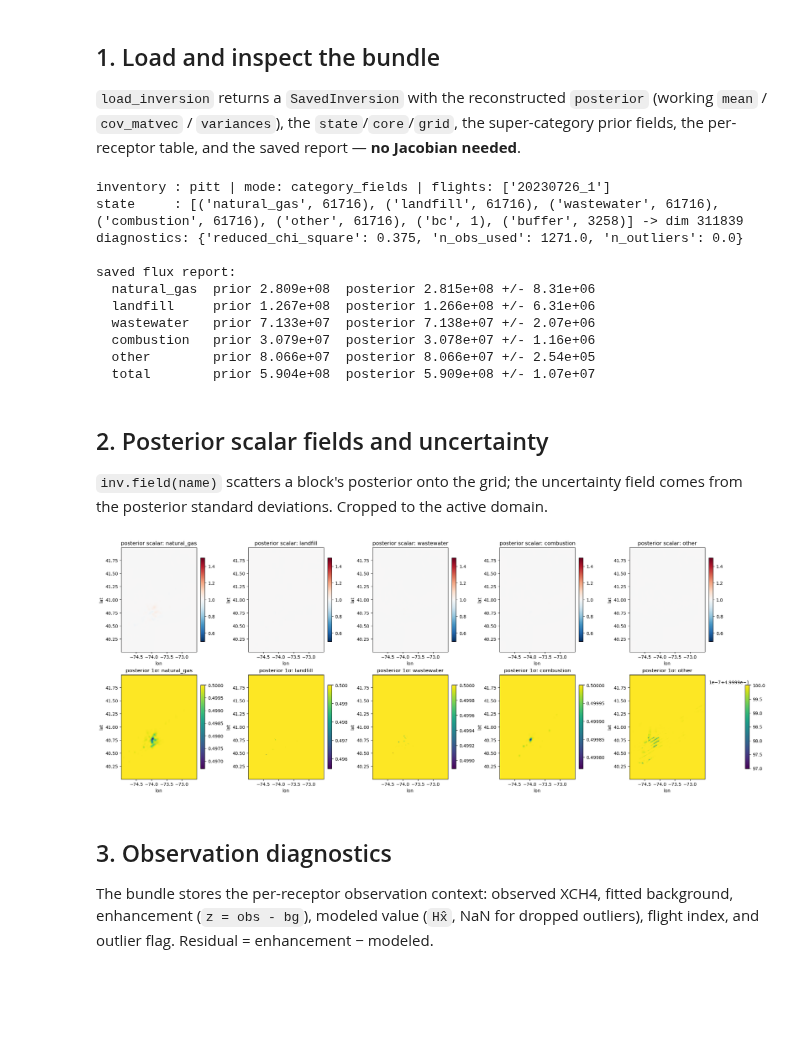
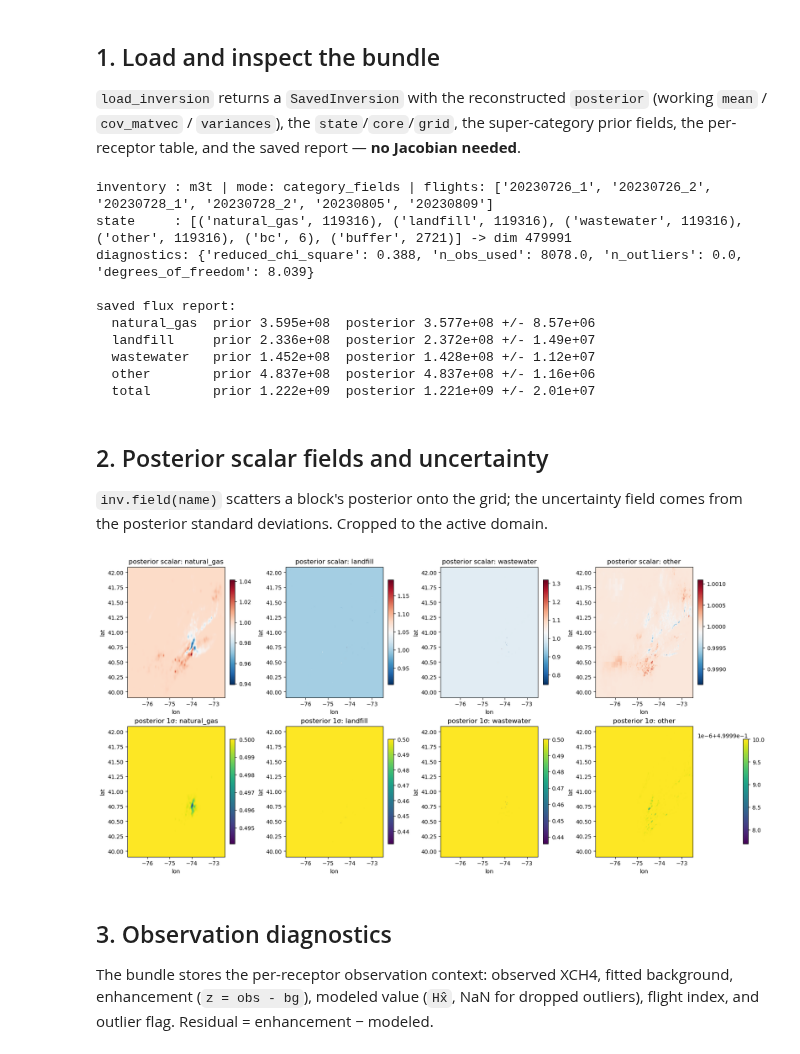
Before and after one commit to erselab/halo-nyc, a Jupyter notebook: bayes_opt/notebooks/saved_bundle_analysis.ipynb, the cells around one changed output. Cells and saved outputs as stored; diff of their text form; code cells hidden in the pictures; blank space fills up the shorter version.

```diff
--- a/bayes_opt/notebooks/saved_bundle_analysis.ipynb
+++ b/bayes_opt/notebooks/saved_bundle_analysis.ipynb
@@ -31,7 +31,7 @@ from halo_oe.flux import cell_areas_m2
 # Set this to a real bundle directory (from `run_halo.py --save`) to analyze real
 # results. Bundles now live under bayes_opt/runs/. If the path does not exist, a
 # small synthetic bundle (with a buffer region) is built below.
-BUNDLE_DIR = os.environ.get('HALO_BUNDLE', os.path.join(BAYES_OPT, 'runs', 'bg_deg2'))
+BUNDLE_DIR = os.environ.get('HALO_BUNDLE', os.path.join(BAYES_OPT, 'runs', 'tune_0.03ppm_5km'))
 # %% [markdown]
 ## Setup: build a small synthetic bundle if none is provided
 
@@ -126,17 +126,16 @@ for nm, pr, po, sd in zip(inv.report['names'], inv.report['prior'],
                           inv.report['posterior'], inv.report['posterior_stddev']):
     print(f'  {nm:<12} prior {pr:.4g}  posterior {po:.4g} +/- {sd:.3g}')
 # %% [output]
-inventory : pitt | mode: category_fields | flights: ['20230726_1']
-state     : [('natural_gas', 61716), ('landfill', 61716), ('wastewater', 61716), ('combustion', 61716), ('other', 61716), ('bc', 1), ('buffer', 3258)] -> dim 311839
-diagnostics: {'reduced_chi_square': 0.375, 'n_obs_used': 1271.0, 'n_outliers': 0.0}
+inventory : m3t | mode: category_fields | flights: ['20230726_1', '20230726_2', '20230728_1', '20230728_2', '20230805', '20230809']
+state     : [('natural_gas', 119316), ('landfill', 119316), ('wastewater', 119316), ('other', 119316), ('bc', 6), ('buffer', 2721)] -> dim 479991
+diagnostics: {'reduced_chi_square': 0.388, 'n_obs_used': 8078.0, 'n_outliers': 0.0, 'degrees_of_freedom': 8.039}
 
 saved flux report:
-  natural_gas  prior 2.809e+08  posterior 2.815e+08 +/- 8.31e+06
-  landfill     prior 1.267e+08  posterior 1.266e+08 +/- 6.31e+06
-  wastewater   prior 7.133e+07  posterior 7.138e+07 +/- 2.07e+06
-  combustion   prior 3.079e+07  posterior 3.078e+07 +/- 1.16e+06
-  other        prior 8.066e+07  posterior 8.066e+07 +/- 2.54e+05
-  total        prior 5.904e+08  posterior 5.909e+08 +/- 1.07e+07
+  natural_gas  prior 3.595e+08  posterior 3.577e+08 +/- 8.57e+06
+  landfill     prior 2.336e+08  posterior 2.372e+08 +/- 1.49e+07
+  wastewater   prior 1.452e+08  posterior 1.428e+08 +/- 1.12e+07
+  other        prior 4.837e+08  posterior 4.837e+08 +/- 1.16e+06
+  total        prior 1.222e+09  posterior 1.221e+09 +/- 2.01e+07
 # %% [markdown]
 ## 2. Posterior scalar fields and uncertainty
 
@@ -144,25 +143,25 @@ saved flux report:
 # %%
 grid, core = inv.grid, inv.core
 m = core.mask
 rows = np.where(m.any(1))[0]; cols = np.where(m.any(0))[0]
 r0, r1, c0, c1 = rows[0], rows[-1]+1, cols[0], cols[-1]+1
 EXTENT = [grid.lon[c0], grid.lon[c1-1], grid.lat[r0], grid.lat[r1-1]]
 crop = lambda f: f[r0:r1, c0:c1]
 
 cats = [b.name for b in inv.state.blocks if b.name not in ('bc', 'buffer')]
 std_parts = inv.state.unpack(inv.posterior.stddev())
 fig, ax = plt.subplots(2, len(cats), figsize=(4.2*len(cats), 8), constrained_layout=True, squeeze=False)
 for j, name in enumerate(cats):
     im0 = ax[0, j].imshow(crop(inv.field(name)), origin='lower', extent=EXTENT, aspect='auto',
-                          cmap='RdBu_r', vmin=0.5, vmax=1.5)
+                          cmap='RdBu_r')#, vmin=0.5, vmax=1.5)
     ax[0, j].set_title(f'posterior scalar: {name}'); fig.colorbar(im0, ax=ax[0, j], shrink=0.8)
     ustd = core.to_field(std_parts[name])
     im1 = ax[1, j].imshow(crop(ustd), origin='lower', extent=EXTENT, aspect='auto', cmap='viridis')
     ax[1, j].set_title(f'posterior 1\u03c3: {name}'); fig.colorbar(im1, ax=ax[1, j], shrink=0.8)
 for a in ax.ravel(): a.set_xlabel('lon'); a.set_ylabel('lat')
 plt.show()
 # %% [output]
-[figure, old version]
+[figure, new version]
 # %% [markdown]
 ## 3. Observation diagnostics
 
```
Also changed, not shown: parts of 4 cells of this notebook, 3 other files.
